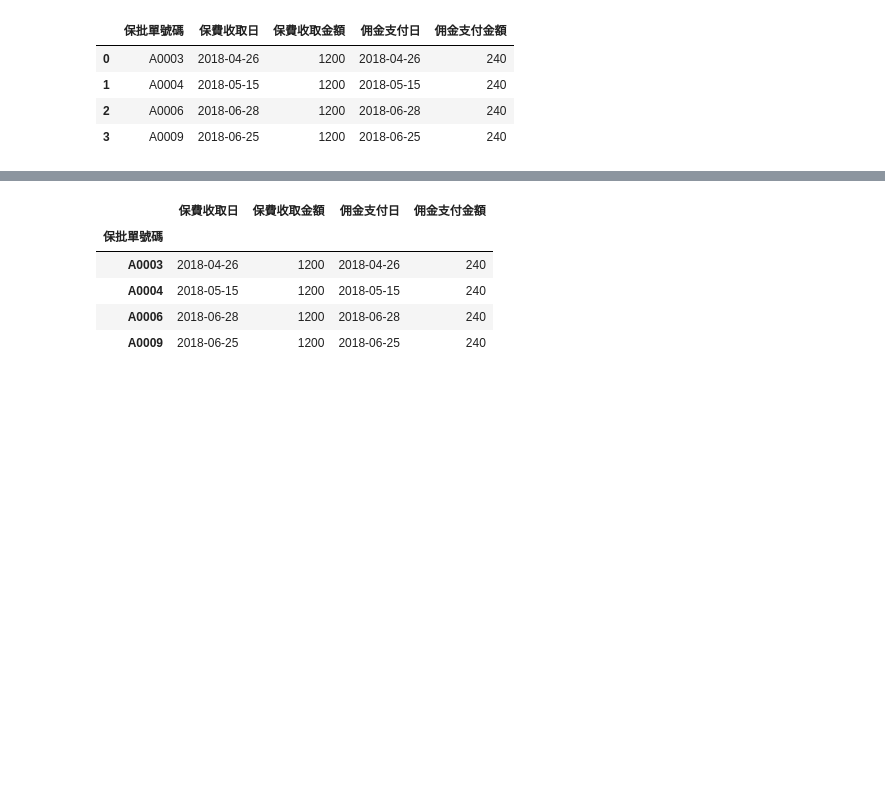
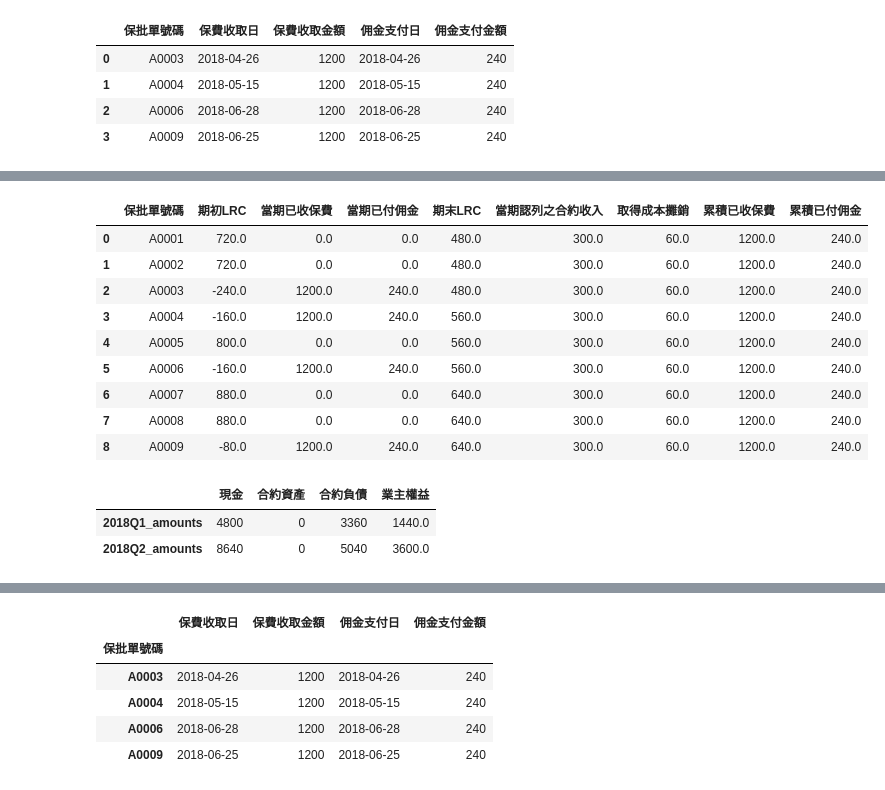
Before and after one commit to YenLinWu/IFRS-17-PAA-Implementation, a Jupyter notebook: PAA/PAA.ipynb, the cells around one changed output, grey strips where cells are left out. Drawn from its saved outputs; the diff is of its cells as text; code cells hidden in the pictures; blank space fills up the shorter version.

```diff
--- a/PAA/PAA.ipynb
+++ b/PAA/PAA.ipynb
@@ -509,0 +607,37 @@ Name: 期末LRC, dtype: float64
+# %%
+select_col = [ '保批單號碼',  '期初LRC', '當期已收保費', '當期已付佣金', '期末LRC', '當期認列之合約收入', '取得成本攤銷', '累積已收保費', '累積已付佣金' ]
+Q2_statement_data = Q12_data[ select_col ]
+Q2_statement_data
+# %% [output]
+|  | 保批單號碼 | 期初LRC | 當期已收保費 | 當期已付佣金 | 期末LRC | 當期認列之合約收入 | 取得成本攤銷 | 累積已收保費 | 累積已付佣金 |
+| 0 | A0001 | 720.0 | 0.0 | 0.0 | 480.0 | 300.0 | 60.0 | 1200.0 | 240.0 |
+| 1 | A0002 | 720.0 | 0.0 | 0.0 | 480.0 | 300.0 | 60.0 | 1200.0 | 240.0 |
+| 2 | A0003 | -240.0 | 1200.0 | 240.0 | 480.0 | 300.0 | 60.0 | 1200.0 | 240.0 |
+| 3 | A0004 | -160.0 | 1200.0 | 240.0 | 560.0 | 300.0 | 60.0 | 1200.0 | 240.0 |
+| 4 | A0005 | 800.0 | 0.0 | 0.0 | 560.0 | 300.0 | 60.0 | 1200.0 | 240.0 |
+| 5 | A0006 | -160.0 | 1200.0 | 240.0 | 560.0 | 300.0 | 60.0 | 1200.0 | 240.0 |
+| 6 | A0007 | 880.0 | 0.0 | 0.0 | 640.0 | 300.0 | 60.0 | 1200.0 | 240.0 |
+| 7 | A0008 | 880.0 | 0.0 | 0.0 | 640.0 | 300.0 | 60.0 | 1200.0 | 240.0 |
+| 8 | A0009 | -80.0 | 1200.0 | 240.0 | 640.0 | 300.0 | 60.0 | 1200.0 | 240.0 |
+# %%
+Position_table.loc[ '2018Q2_amounts', : ] = np.nan
+
+Position_table.loc[ '2018Q2_amounts', '現金']  = Position_table.loc[ '2018Q1_amounts', '現金'] + Q2_statement_data[ '當期已收保費' ].sum( ) - Q2_statement_data[ '當期已付佣金' ].sum( )
+# 合約資產、合約負債
+LRC = Q2_statement_data[ '期末LRC' ].sum( )
+if LRC > 0 :
+    Position_table.loc[ '2018Q2_amounts', '合約負債' ] = LRC
+    Position_table.loc[ '2018Q2_amounts', '合約資產' ] = 0
+elif LRC < 0 :
+    Position_table.loc[ '2018Q2_amounts', '合約資產' ] = LRC
+    Position_table.loc[ '2018Q2_amounts', '合約負債' ] = 0
+else :
+    Position_table.loc[ '2018Q2_amounts', '合約資產' ] = 0
+    Position_table.loc[ '2018Q2_amounts', '合約負債' ] = 0
+
+Position_table[ '業主權益' ] = Position_table.apply( lambda X : X[ '現金' ] + X[ '合約資產' ] - X[ '合約負債' ], axis = 1 )
+Position_table
+# %% [output]
+|  | 現金 | 合約資產 | 合約負債 | 業主權益 |
+| 2018Q1_amounts | 4800 | 0 | 3360 | 1440.0 |
+| 2018Q2_amounts | 8640 | 0 | 5040 | 3600.0 |
```
Also changed, not shown: parts of 15 cells of this notebook.
